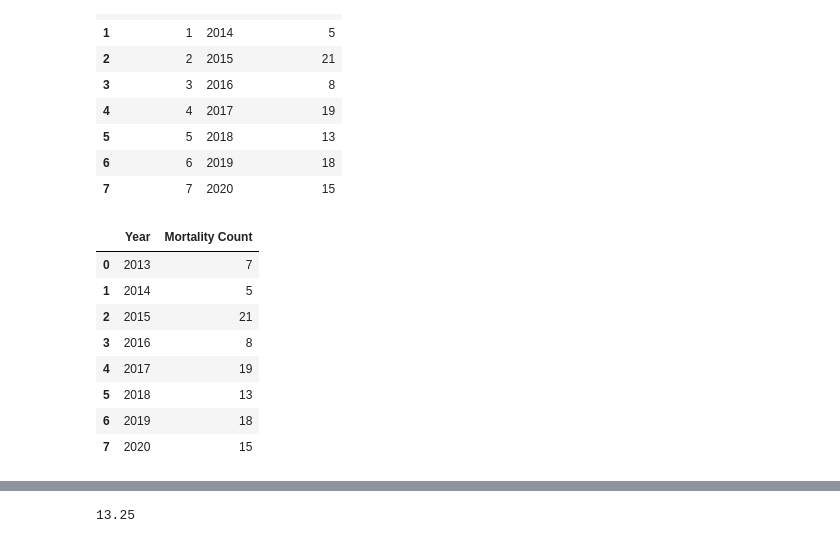
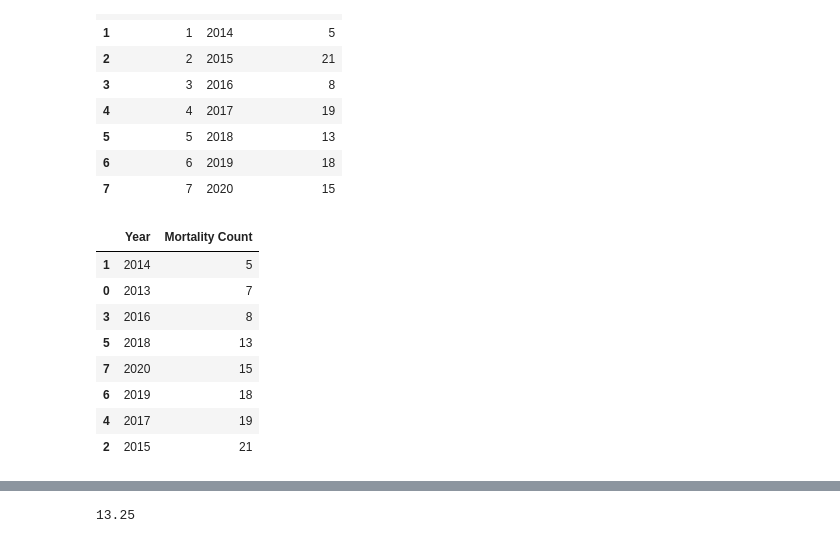
Before and after one commit to mfahey312/SaguaroProject, a Jupyter notebook: Final docs/Jupyter notebooks/Analysis.ipynb, the cells around one changed output, grey strips where cells are left out. Saved outputs shown, nothing was run; the diff lists cells and outputs as text; code cells hidden in the pictures.

```diff
--- a/Final docs/Jupyter notebooks/Analysis.ipynb
+++ b/Final docs/Jupyter notebooks/Analysis.ipynb
@@ -52,15 +61,16 @@ mortality_per_year_df
 # %%
 # Drop first column
 mortality_per_year_df = mortality_per_year_df[["Year", "Mortality Count"]]
+mortality_per_year_sorted_df = mortality_per_year_df.sort_values("Mortality Count")
 
-mortality_per_year_df
+mortality_per_year_sorted_df
 # %% [output]
 |  | Year | Mortality Count |
+| 1 | 2014 | 5 |
 | 0 | 2013 | 7 |
-| 1 | 2014 | 5 |
+| 3 | 2016 | 8 |
+| 5 | 2018 | 13 |
+| 7 | 2020 | 15 |
+| 6 | 2019 | 18 |
+| 4 | 2017 | 19 |
 | 2 | 2015 | 21 |
-| 3 | 2016 | 8 |
-| 4 | 2017 | 19 |
-| 5 | 2018 | 13 |
-| 6 | 2019 | 18 |
-| 7 | 2020 | 15 |
```
Also changed, not shown: parts of 22 cells of this notebook, 6 other files.
